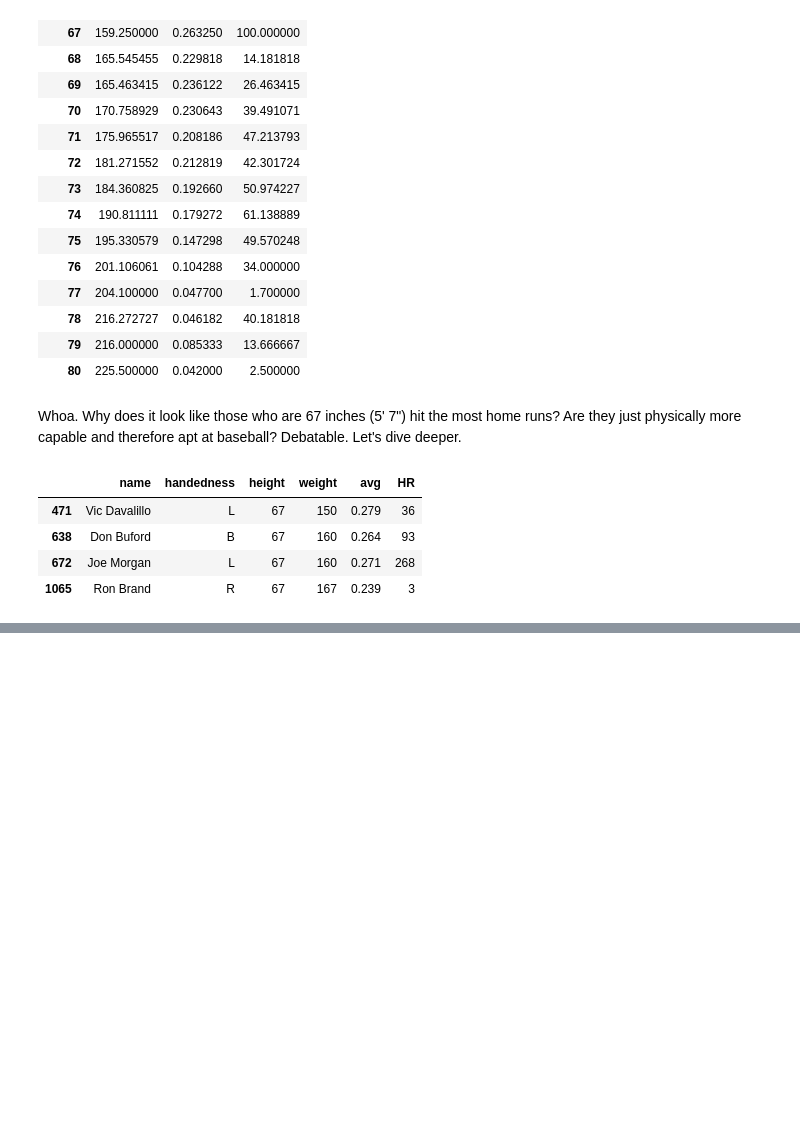
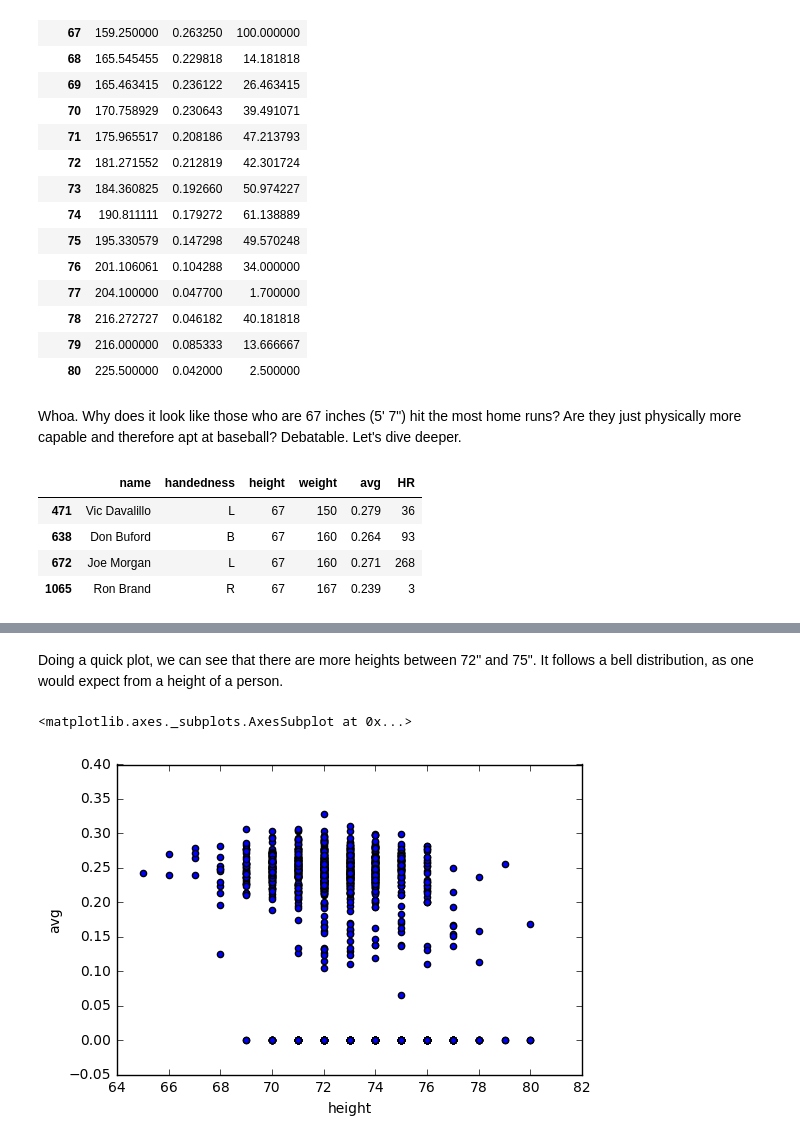
Before and after one commit to ohmgmatt/udacity_viz, a Jupyter notebook: Baseball Exploration.ipynb, the cells around one changed output, grey strips where cells are left out. Drawn from its saved outputs; the diff is of its cells as text; code cells hidden in the pictures; blank space fills up the shorter version.

```diff
--- a/Baseball Exploration.ipynb
+++ b/Baseball Exploration.ipynb
@@ -84,0 +155,7 @@ bb_df[bb_df['HR']<500]['HR'].max()
+# %% [markdown]
+Doing a quick plot, we can see that there are more heights between 72" and 75". It follows a bell distribution, as one would expect from a height of a person.
+# %%
+bb_df.plot(kind='Scatter', x='height', y='avg')
+# %% [output]
+<matplotlib.axes._subplots.AxesSubplot at 0x...>
+[figure, added]
```
Also changed, not shown: parts of 17 cells of this notebook.
